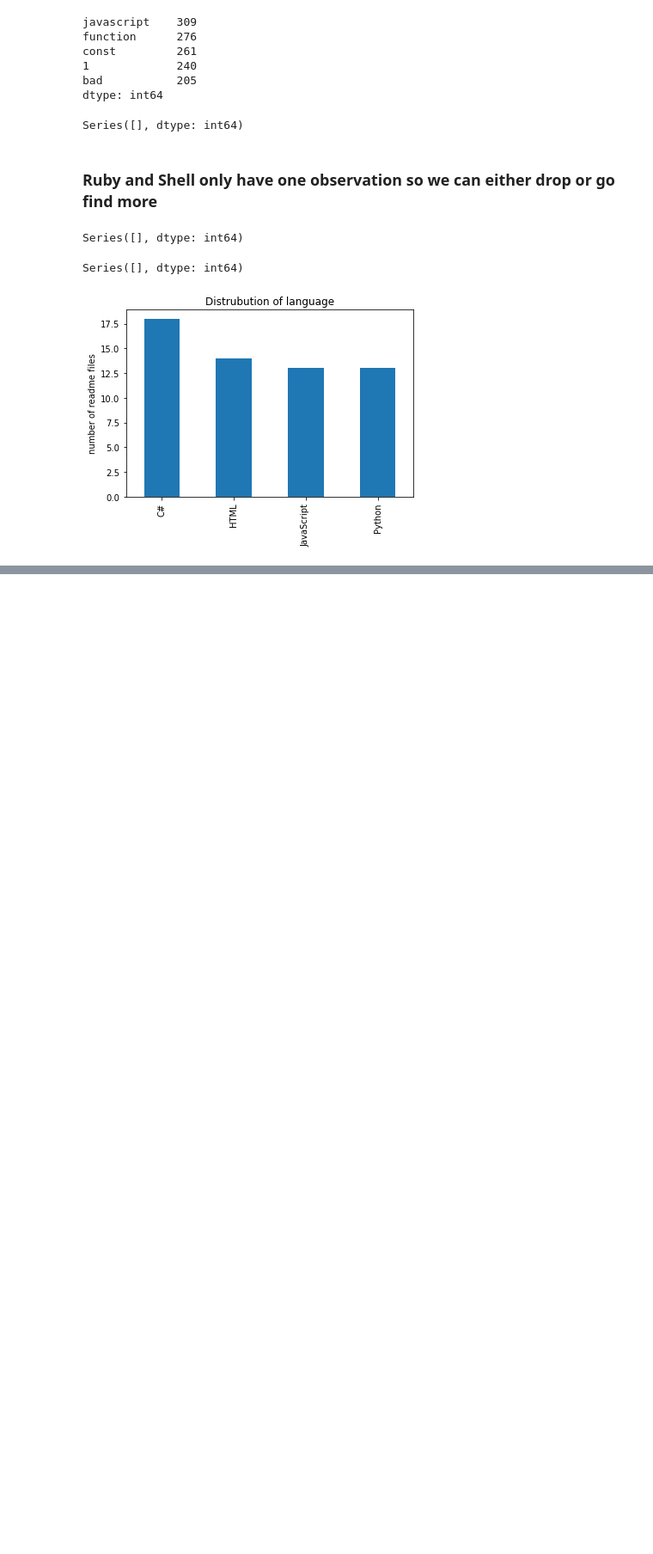
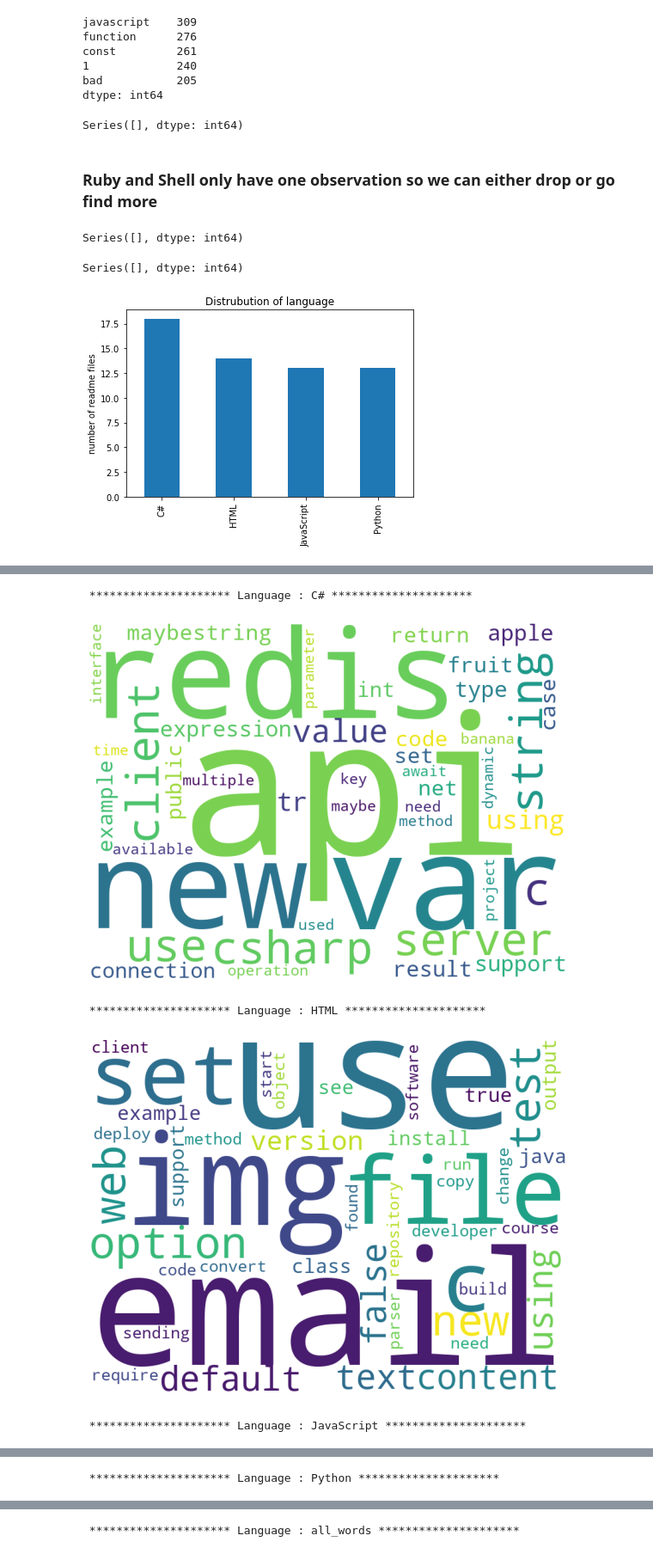
Before and after one commit to codeup-germain/github-code-composition, a Jupyter notebook: curtis-draft.ipynb, the cells around one changed output, grey strips where cells are left out. Shown at 86% size. Cells and saved outputs as stored; diff of their text form; code cells hidden in the pictures; blank space fills up the shorter version.

```diff
--- a/curtis-draft.ipynb
+++ b/curtis-draft.ipynb
@@ -381,0 +313,13 @@ for column in word_counts.drop(columns='all_words'):
+# %%
+# visualize most frequently occurring words in each language
+
+for col in word_counts.columns:
+    print (f' ********************* Language : {col} *********************')
+    wordcloud_top(word_counts, col)
+    print(' ')
+# %% [output]
+ ********************* Language : C# *********************
+[figure, added]
+ ********************* Language : HTML *********************
+[figure, added]
+ ********************* Language : JavaScript *********************
@@ -381,0 +327 @@ for column in word_counts.drop(columns='all_words'):
+ ********************* Language : Python *********************
@@ -381,0 +329 @@ for column in word_counts.drop(columns='all_words'):
+ ********************* Language : all_words *********************
```
Also changed, not shown: parts of 19 cells of this notebook.
